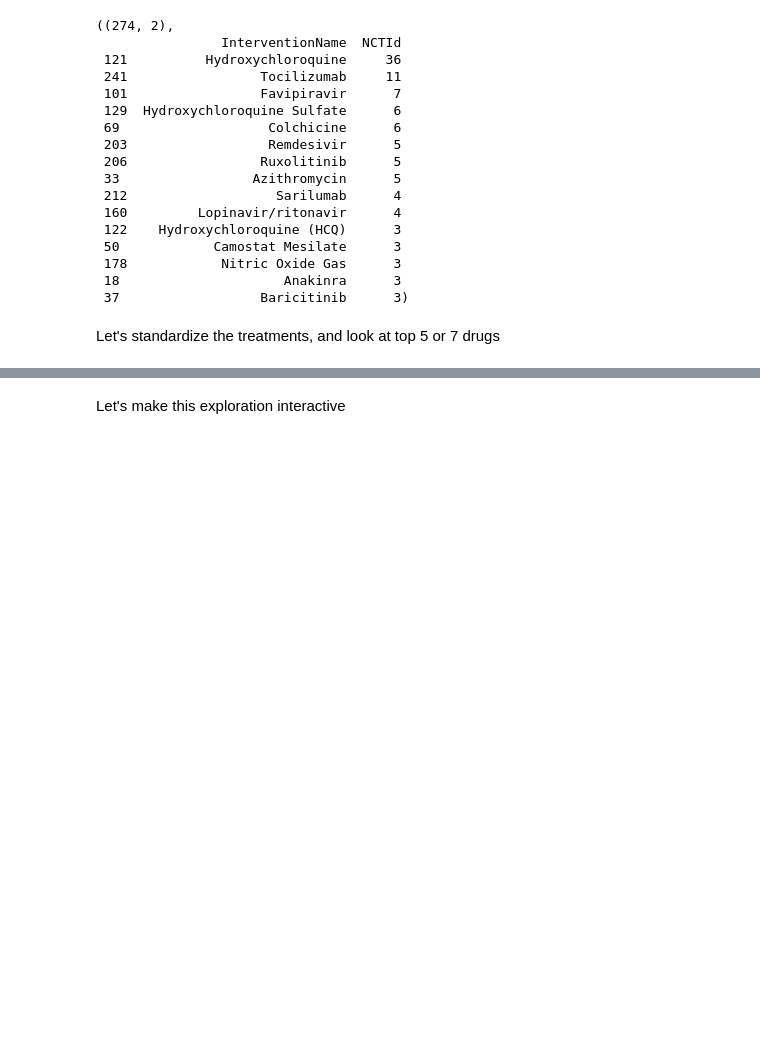
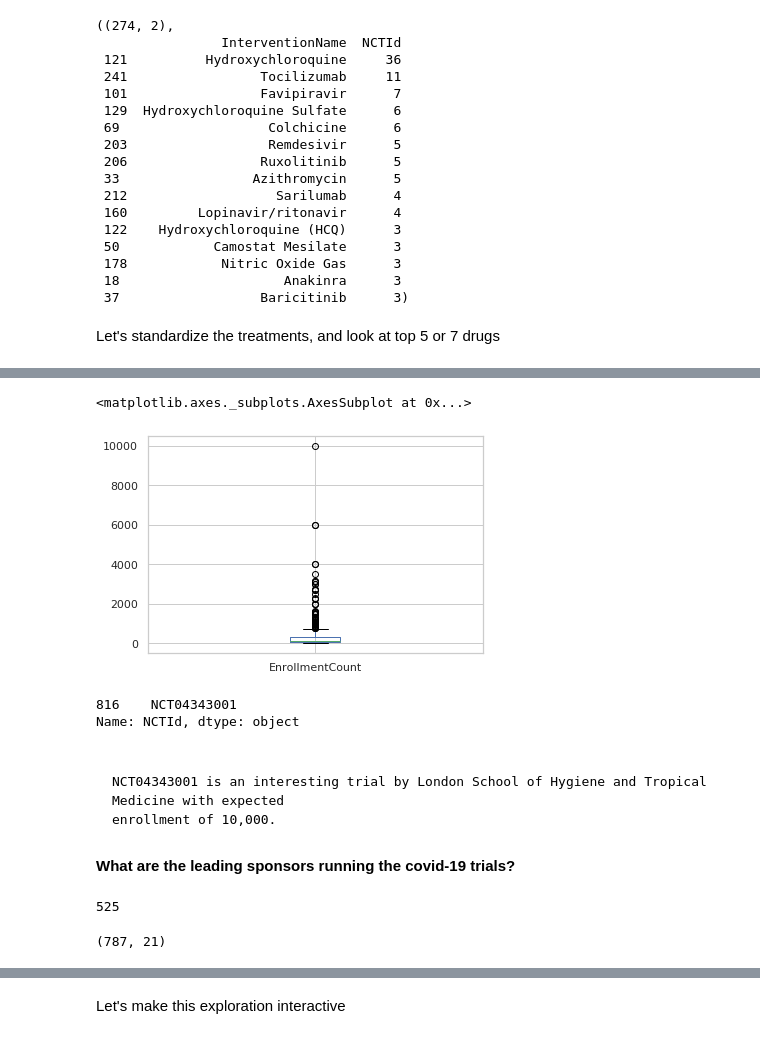
Before and after one commit to AksChougule/clinical-text, a Jupyter notebook: cov19-ct-gov-api/COVID-19-clinical-trials-v2.ipynb, the cells around one changed output, grey strips where cells are left out. Saved outputs shown, nothing was run; the diff lists cells and outputs as text; code cells hidden in the pictures; blank space fills up the shorter version.

```diff
--- a/cov19-ct-gov-api/COVID-19-clinical-trials-v2.ipynb
+++ b/cov19-ct-gov-api/COVID-19-clinical-trials-v2.ipynb
@@ -394,0 +487,3 @@ covid_drugs.shape, covid_drugs.iloc[:15,]
+# %%
+tt = df[df.DesignPrimaryPurpose=='Treatment']
+tt.EnrollmentCount.sum()
@@ -394,0 +499,25 @@ covid_drugs.shape, covid_drugs.iloc[:15,]
+# %%
+tt.boxplot(column='EnrollmentCount')
+# %% [output]
+<matplotlib.axes._subplots.AxesSubplot at 0x...>
+[figure, added]
+# %%
+tt[tt.EnrollmentCount==tt.EnrollmentCount.max()].NCTId
+# %% [output]
+816    NCT04343001
+Name: NCTId, dtype: object
+# %% [markdown]
+<pre>
+NCT04343001 is an interesting trial by London School of Hygiene and Tropical Medicine with expected
+enrollment of 10,000.
+</pre>
+# %% [markdown]
+**What are the leading sponsors running the covid-19 trials?**
+# %%
+len(df.LeadSponsorName.unique())
+# %% [output]
+525
+# %%
+df.shape
+# %% [output]
+(787, 21)
```
Also changed, not shown: parts of 28 cells of this notebook.
